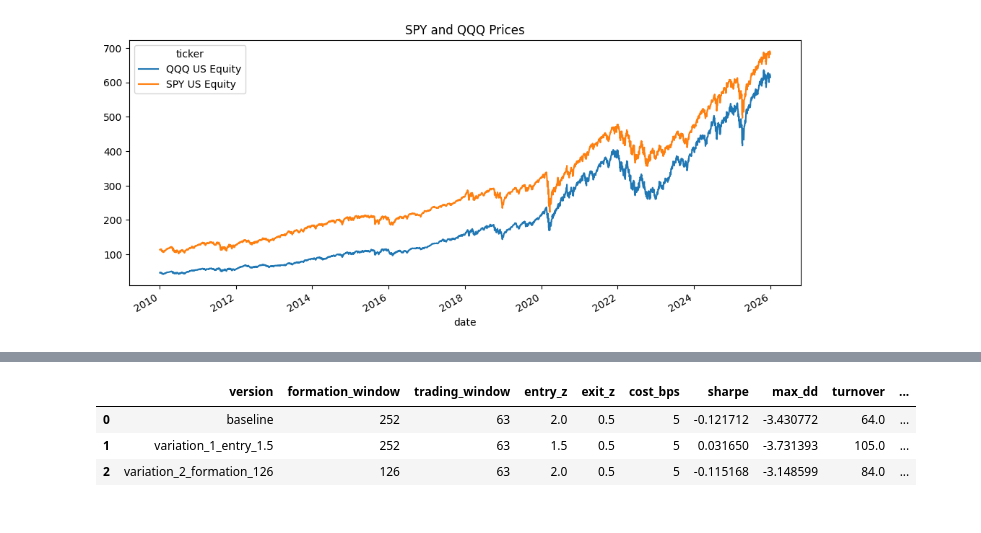
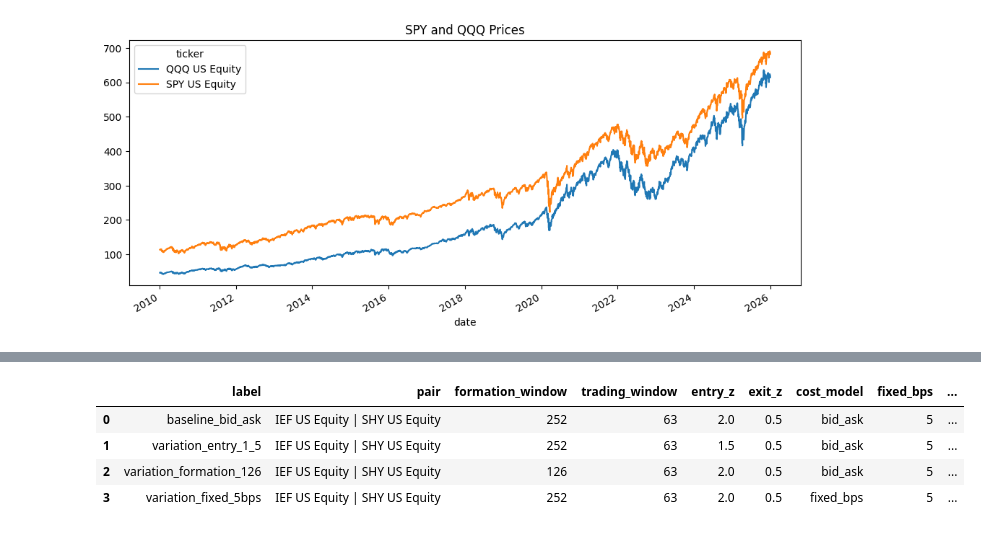
Before and after one commit to jen-dan/pairs-trading, a Jupyter notebook: notebooks/01_data_cleaning.ipynb, the cells around one changed output, grey strips where cells are left out. Drawn from its saved outputs; the diff is of its cells as text; code cells hidden in the pictures.

```diff
--- a/notebooks/01_data_cleaning.ipynb
+++ b/notebooks/01_data_cleaning.ipynb
@@ -393,7 +431,7 @@ trading_results.head(15)
 # %%
-trading_results["spread_change"] = trading_results["spread"].diff()
+"""trading_results["spread_change"] = trading_results["spread"].diff()
 trading_results["strategy_pnl"] = trading_results["position"].shift(1) * trading_results["spread_change"]
 trading_results["strategy_pnl"] = trading_results["strategy_pnl"].fillna(0)
 
-trading_results[["spread", "zscore", "position", "spread_change", "strategy_pnl"]].head(15)
+trading_results[["spread", "zscore", "position", "spread_change", "strategy_pnl"]].head(15)"""
 # %% [output]
@@ -417,6 +439,6 @@ trading_results[["spread", "zscore", "position", "spread_change", "strategy_pnl"
 # %%
-trading_results["equity_curve"] = trading_results["strategy_pnl"].cumsum()
+"""trading_results["equity_curve"] = trading_results["strategy_pnl"].cumsum()
 
 trading_results["equity_curve"].plot(figsize=(12, 5), title="Simple Equity Curve: SPY-QQQ")
-plt.show()
+plt.show()"""
 # %% [output]
@@ -574,5 +708,5 @@ results_df.to_csv("../data_processed/pair_backtest_results_preliminary.csv", ind
 # %%
-pair_t1 = "IEF US Equity"
+"""pair_t1 = "IEF US Equity"
 pair_t2 = "SHY US Equity"
 
 pair_prices = all_prices[[pair_t1, pair_t2]].dropna().copy()
@@ -619,5 +753,5 @@ pair_results["strategy_pnl"] = pair_results["position"].shift(1) * pair_results[
 pair_results["strategy_pnl"] = pair_results["strategy_pnl"].fillna(0)
 pair_results["equity_curve"] = pair_results["strategy_pnl"].cumsum()
 
-pair_results.head(15)
+pair_results.head(15)"""
 # %% [output]
@@ -765,5 +847,5 @@ Max drawdown after costs: -0.10735138818404266
 # %%
-pair_t1 = "IEF US Equity"
+"""pair_t1 = "IEF US Equity"
 pair_t2 = "SHY US Equity"
 
 pair_prices = all_prices[[pair_t1, pair_t2]].dropna().copy()
@@ -832,5 +914,5 @@ while start + formation_window + trading_window <= len(pair_prices):
     start += trading_window
 
 wf_df = pd.concat(walkforward_results).sort_index()
-wf_df.head()
+wf_df.head()"""
 # %% [output]
@@ -1074,47 +1291,28 @@ variation_2 = run_walkforward_pair(
 # %%
 comparison_df = pd.DataFrame([
-    {
-        "version": "baseline",
-        "formation_window": 252,
-        "trading_window": 63,
-        "entry_z": 2.0,
-        "exit_z": 0.5,
-        "cost_bps": 5,
-        "sharpe": baseline_run["sharpe"],
-        "max_dd": baseline_run["max_dd"],
-        "turnover": baseline_run["turnover"],
-        "oos_obs": baseline_run["oos_obs"]
-    },
-    {
-        "version": "variation_1_entry_1.5",
-        "formation_window": 252,
-        "trading_window": 63,
-        "entry_z": 1.5,
-        "exit_z": 0.5,
-        "cost_bps": 5,
-        "sharpe": variation_1["sharpe"],
-        "max_dd": variation_1["max_dd"],
-        "turnover": variation_1["turnover"],
-        "oos_obs": variation_1["oos_obs"]
-    },
-    {
-        "version": "variation_2_formation_126",
-        "formation_window": 126,
-        "trading_window": 63,
-        "entry_z": 2.0,
-        "exit_z": 0.5,
-        "cost_bps": 5,
-        "sharpe": variation_2["sharpe"],
-        "max_dd": variation_2["max_dd"],
-        "turnover": variation_2["turnover"],
-        "oos_obs": variation_2["oos_obs"]
-    }
+    baseline_run["summary"],
+    variation_1["summary"],
+    variation_2["summary"],
+    variation_3["summary"]
 ])
 
+comparison_df = comparison_df[
+    [
+        "label", "pair",
+        "formation_window", "trading_window",
+        "entry_z", "exit_z",
+        "cost_model", "fixed_bps",
+        "annual_return", "annual_vol", "sharpe", "max_dd",
+        "turnover", "n_trades", "hit_rate", "avg_holding_days",
+        "exposure_ratio", "tradable_window_share", "oos_obs"
+    ]
+].copy()
+
 comparison_df
 # %% [output]
-|  | version | formation_window | trading_window | entry_z | exit_z | cost_bps | sharpe | max_dd | turnover | ... |
-| 0 | baseline | 252 | 63 | 2.0 | 0.5 | 5 | -0.121712 | -3.430772 | 64.0 | ... |
-| 1 | variation_1_entry_1.5 | 252 | 63 | 1.5 | 0.5 | 5 | 0.031650 | -3.731393 | 105.0 | ... |
-| 2 | variation_2_formation_126 | 126 | 63 | 2.0 | 0.5 | 5 | -0.115168 | -3.148599 | 84.0 | ... |
+|  | label | pair | formation_window | trading_window | entry_z | exit_z | cost_model | fixed_bps | ... |
+| 0 | baseline_bid_ask | IEF US Equity | SHY US Equity | 252 | 63 | 2.0 | 0.5 | bid_ask | 5 | ... |
+| 1 | variation_entry_1_5 | IEF US Equity | SHY US Equity | 252 | 63 | 1.5 | 0.5 | bid_ask | 5 | ... |
+| 2 | variation_formation_126 | IEF US Equity | SHY US Equity | 126 | 63 | 2.0 | 0.5 | bid_ask | 5 | ... |
+| 3 | variation_fixed_5bps | IEF US Equity | SHY US Equity | 252 | 63 | 2.0 | 0.5 | fixed_bps | 5 | ... |
 # %%
```
Also changed, not shown: parts of 50 cells of this notebook.
